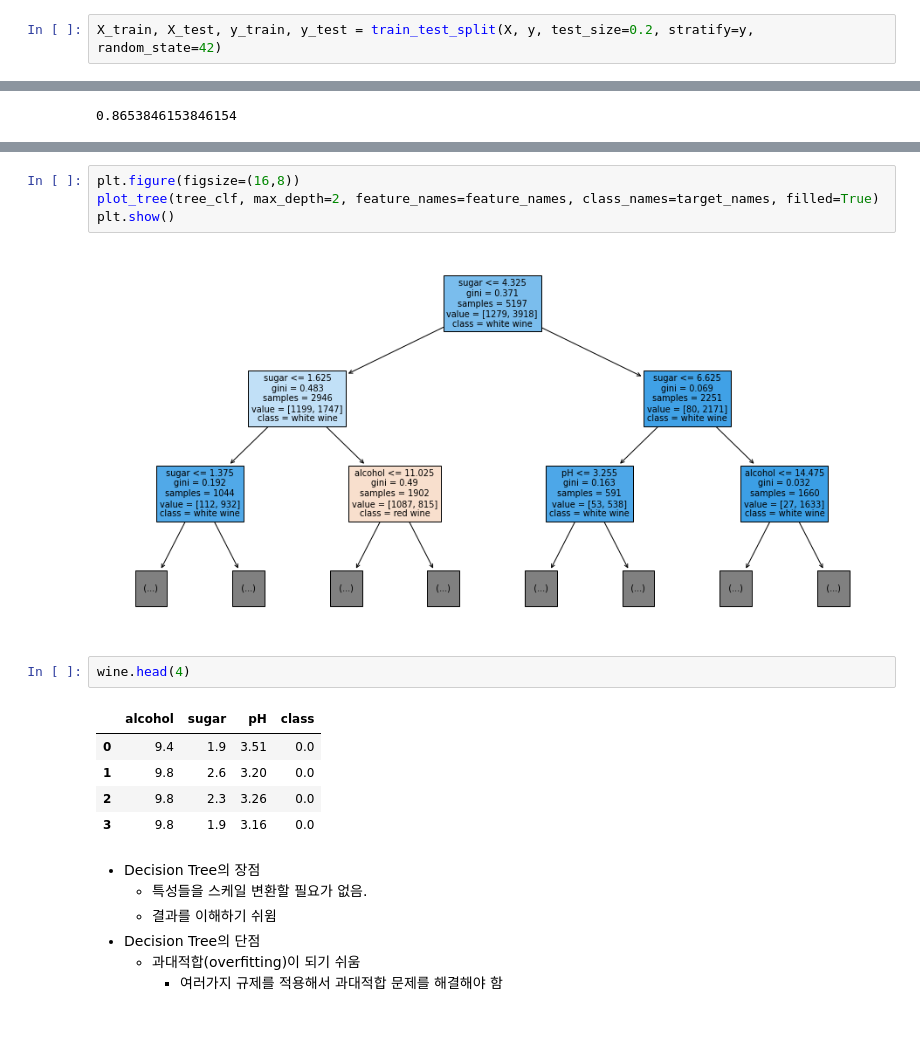
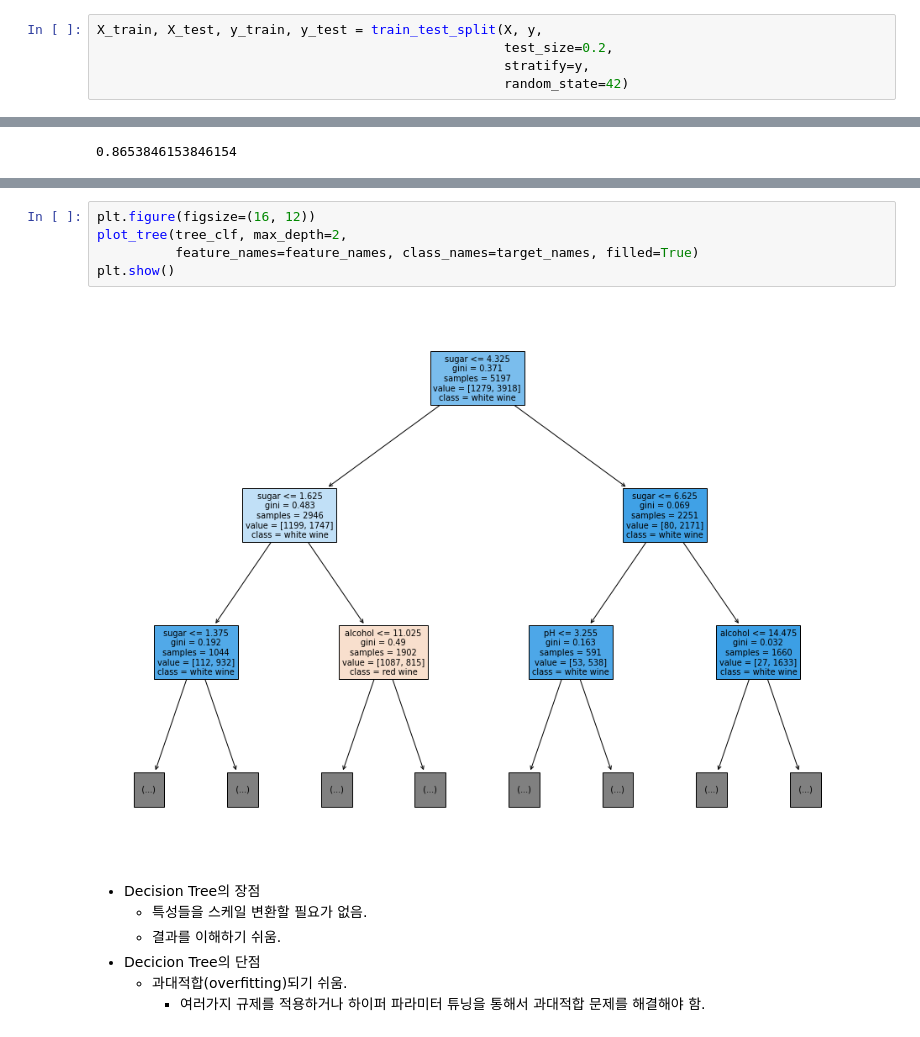
Before and after one commit to DavidJeonKr/lab_python, a Jupyter notebook: ml10_tree.ipynb, the cells around one changed output, grey strips where cells are left out. Saved outputs shown, nothing was run; the diff lists cells and outputs as text.

```diff
--- a/ml10_tree.ipynb
+++ b/ml10_tree.ipynb
@@ -69,2 +78,5 @@ y = wine['class'].values
 # %%
-X_train, X_test, y_train, y_test = train_test_split(X, y, test_size=0.2, stratify=y, random_state=42)
+X_train, X_test, y_train, y_test = train_test_split(X, y,
+                                                    test_size=0.2,
+                                                    stratify=y,
+                                                    random_state=42)
@@ -114,21 +150,14 @@ accuracy_score(y_test, test_pred)
 # %%
-plt.figure(figsize=(16,8))
-plot_tree(tree_clf, max_depth=2, feature_names=feature_names, class_names=target_names, filled=True)
+plt.figure(figsize=(16, 12))
+plot_tree(tree_clf, max_depth=2,
+          feature_names=feature_names, class_names=target_names, filled=True)
 plt.show()
 # %% [output]
-[figure, old version]
+[figure, new version]
-# %%
-wine.head(4)
-# %% [output]
-|  | alcohol | sugar | pH | class |
-| 0 | 9.4 | 1.9 | 3.51 | 0.0 |
-| 1 | 9.8 | 2.6 | 3.20 | 0.0 |
-| 2 | 9.8 | 2.3 | 3.26 | 0.0 |
-| 3 | 9.8 | 1.9 | 3.16 | 0.0 |
 # %% [markdown]
 * Decision Tree의 장점
     * 특성들을 스케일 변환할 필요가 없음.
-    * 결과를 이해하기 쉬윔
-* Decision Tree의 단점
-    * 과대적합(overfitting)이 되기 쉬움
-        * 여러가지 규제를 적용해서 과대적합 문제를 해결해야 함
+    * 결과를 이해하기 쉬움.
+* Decicion Tree의 단점
+    * 과대적합(overfitting)되기 쉬움.
+        * 여러가지 규제를 적용하거나 하이퍼 파라미터 튜닝을 통해서 과대적합 문제를 해결해야 함.
```
Also changed, not shown: parts of 57 cells of this notebook.
